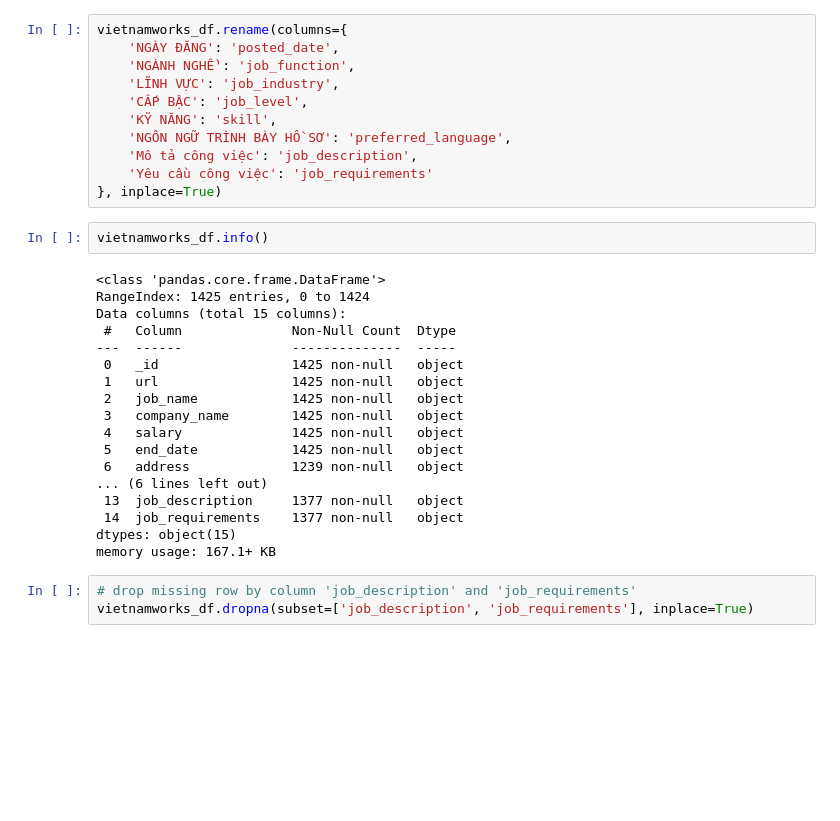
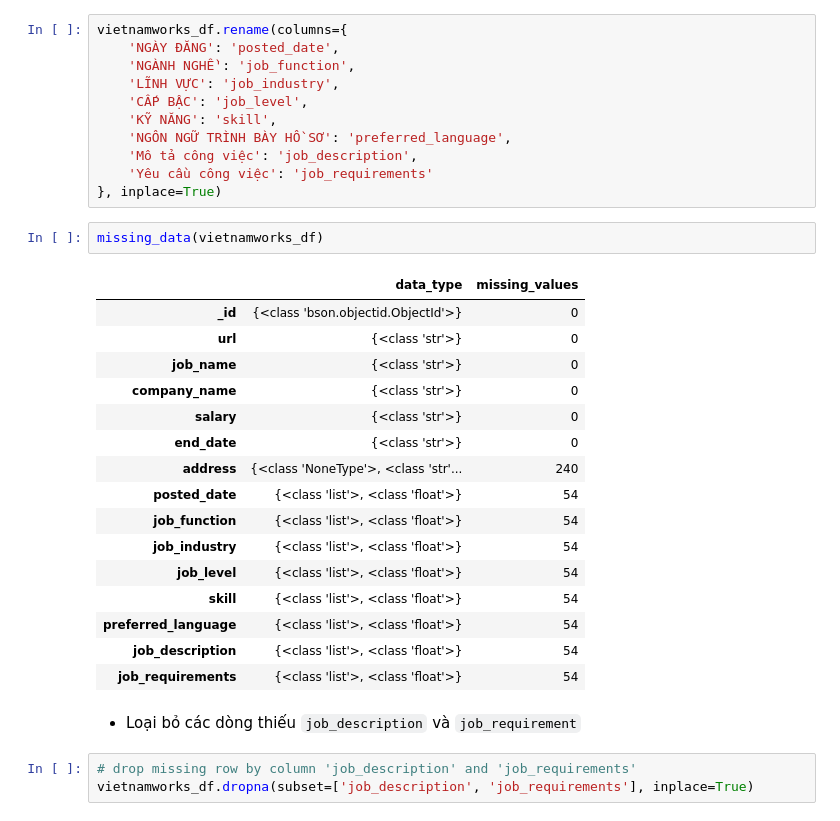
Before and after one commit to phitrann/applied-data-science, a Jupyter notebook: ipynb/preprocessingcv.ipynb, the cells around one changed output. Saved outputs shown, nothing was run; the diff lists cells and outputs as text; blank space fills up the shorter version.

Commit message:
vnw handle data basic

```diff
--- a/ipynb/preprocessingcv.ipynb
+++ b/ipynb/preprocessingcv.ipynb
@@ -283,26 +296,27 @@ vietnamworks_df.rename(columns={
     'Mô tả công việc': 'job_description',
     'Yêu cầu công việc': 'job_requirements'
 }, inplace=True)
-# %%
-vietnamworks_df.info()
-# %% [output]
-<class 'pandas.core.frame.DataFrame'>
-RangeIndex: 1425 entries, 0 to 1424
-Data columns (total 15 columns):
- #   Column              Non-Null Count  Dtype
----  ------              --------------  -----
- 0   _id                 1425 non-null   object
- 1   url                 1425 non-null   object
- 2   job_name            1425 non-null   object
- 3   company_name        1425 non-null   object
- 4   salary              1425 non-null   object
- 5   end_date            1425 non-null   object
- 6   address             1239 non-null   object
-... (6 lines left out)
- 13  job_description     1377 non-null   object
- 14  job_requirements    1377 non-null   object
-dtypes: object(15)
-memory usage: 167.1+ KB
+# %%
+missing_data(vietnamworks_df)
+# %% [output]
+|  | data_type | missing_values |
+| _id | {<class 'bson.objectid.ObjectId'>} | 0 |
+| url | {<class 'str'>} | 0 |
+| job_name | {<class 'str'>} | 0 |
+| company_name | {<class 'str'>} | 0 |
+| salary | {<class 'str'>} | 0 |
+| end_date | {<class 'str'>} | 0 |
+| address | {<class 'NoneType'>, <class 'str'... | 240 |
+| posted_date | {<class 'list'>, <class 'float'>} | 54 |
+| job_function | {<class 'list'>, <class 'float'>} | 54 |
+| job_industry | {<class 'list'>, <class 'float'>} | 54 |
+| job_level | {<class 'list'>, <class 'float'>} | 54 |
+| skill | {<class 'list'>, <class 'float'>} | 54 |
+| preferred_language | {<class 'list'>, <class 'float'>} | 54 |
+| job_description | {<class 'list'>, <class 'float'>} | 54 |
+| job_requirements | {<class 'list'>, <class 'float'>} | 54 |
+# %% [markdown]
++ Loại bỏ các dòng thiếu `job_description` và `job_requirement`
 # %%
 # drop missing row by column 'job_description' and 'job_requirements'
 vietnamworks_df.dropna(subset=['job_description', 'job_requirements'], inplace=True)
```
Also changed, not shown: parts of 19 cells of this notebook.
